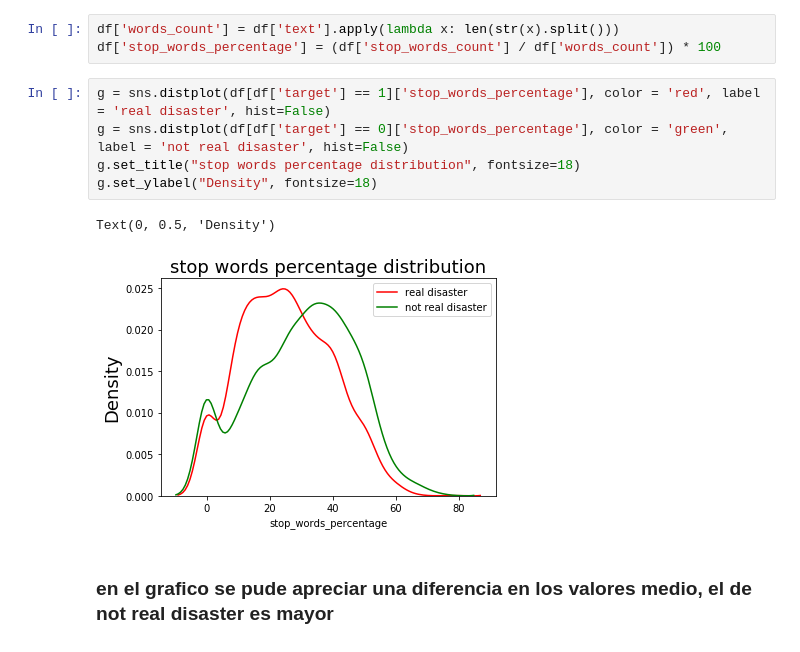
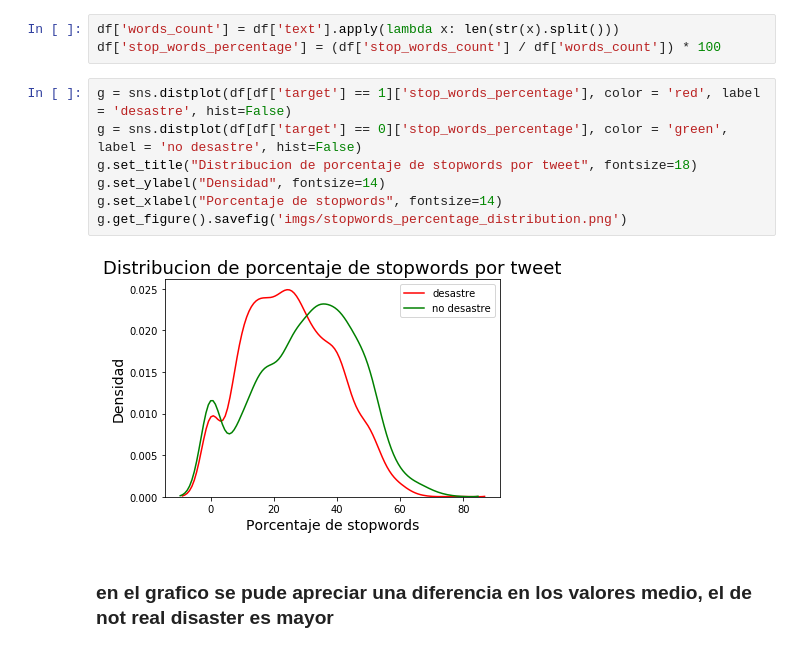
Before and after one commit to AlurrAldrey/OrgaDatosTP, a Jupyter notebook: tp1/stopwords.ipynb, the cells around one changed output. Cells and saved outputs as stored; diff of their text form.

Commit message:
update graphs to spanish

```diff
--- a/tp1/stopwords.ipynb
+++ b/tp1/stopwords.ipynb
@@ -41,13 +42,14 @@ Text(0, 0.5, 'Density')
 df['words_count'] = df['text'].apply(lambda x: len(str(x).split()))
 df['stop_words_percentage'] = (df['stop_words_count'] / df['words_count']) * 100
 # %%
-g = sns.distplot(df[df['target'] == 1]['stop_words_percentage'], color = 'red', label = 'real disaster', hist=False)
-g = sns.distplot(df[df['target'] == 0]['stop_words_percentage'], color = 'green', label = 'not real disaster', hist=False)
-g.set_title("stop words percentage distribution", fontsize=18)
-g.set_ylabel("Density", fontsize=18)
+g = sns.distplot(df[df['target'] == 1]['stop_words_percentage'], color = 'red', label = 'desastre', hist=False)
+g = sns.distplot(df[df['target'] == 0]['stop_words_percentage'], color = 'green', label = 'no desastre', hist=False)
+g.set_title("Distribucion de porcentaje de stopwords por tweet", fontsize=18)
+g.set_ylabel("Densidad", fontsize=14)
+g.set_xlabel("Porcentaje de stopwords", fontsize=14)
+g.get_figure().savefig('imgs/stopwords_percentage_distribution.png')
 # %% [output]
-Text(0, 0.5, 'Density')
-[figure, old version]
+[figure, new version]
 # %% [markdown]
 ### en el grafico se pude apreciar una diferencia en los valores medio, el de not real disaster es mayor
 # %% [markdown]
```
Also changed, not shown: parts of 6 cells of this notebook, 1 other file.
